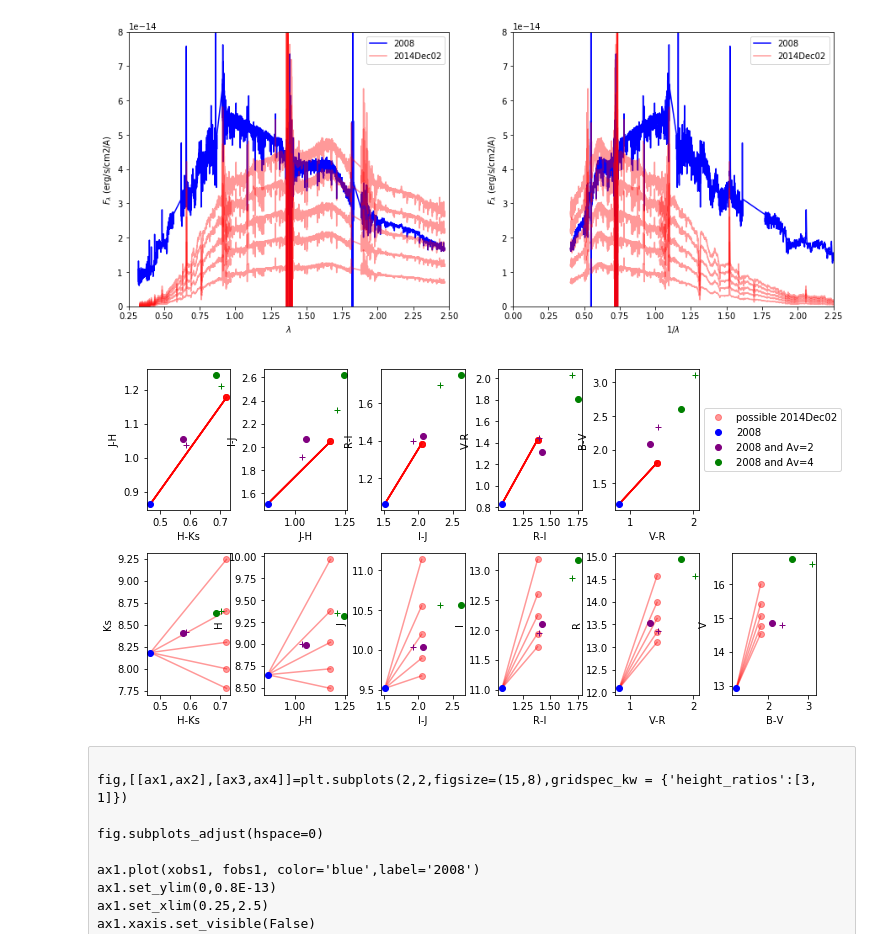
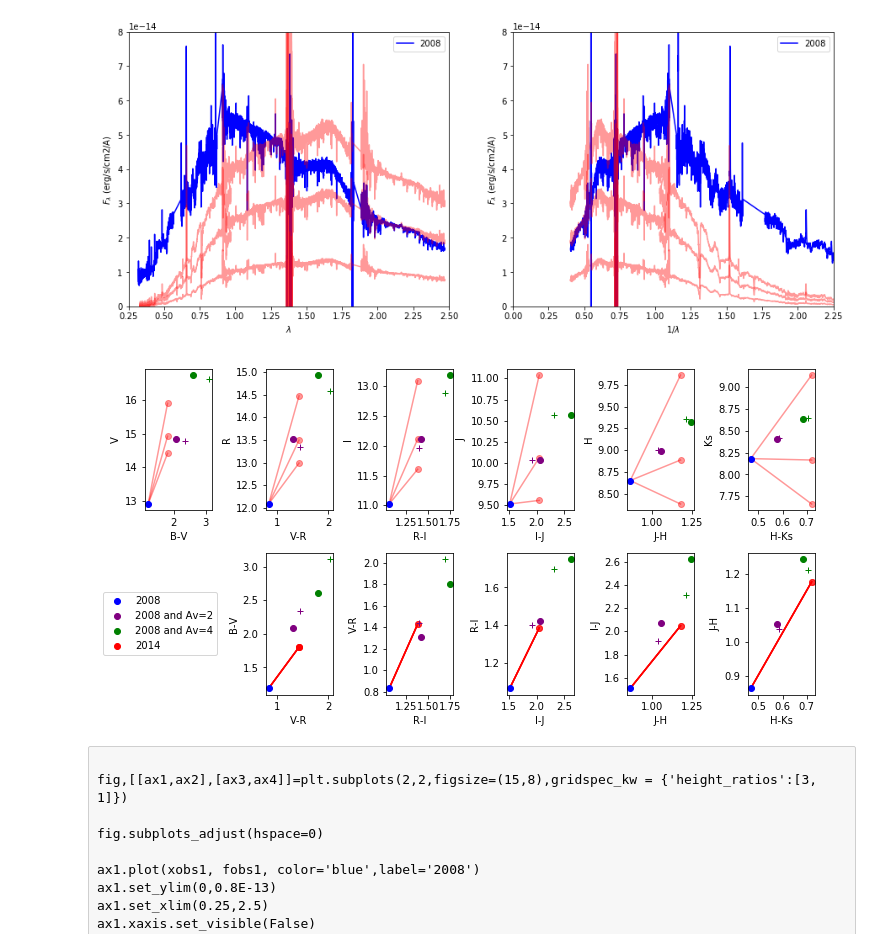
Before and after one commit to krislars/AA_Tau_Covey, a Jupyter notebook: Paper_figures.ipynb, the cells around one changed output. Drawn from its saved outputs; the diff is of its cells as text; code cells hidden in the pictures.

```diff
--- a/Paper_figures.ipynb
+++ b/Paper_figures.ipynb
@@ -46,8 +46,8 @@ u.flam =u.erg / (u.cm * u.cm * u.s * u.AA)
 # x3,f3=x5,f5
 # x4,f4=x6,f6
 
-scalings=np.array([.42,0.72,1.0,1.32,1.62]) # Dec02
-# scalings=np.array([0.3,.51,.72,.94,1.16]) # Dec12
+scalings=np.array([.46,(1.80+0.46)/2.0,1.80]) # Dec02
+# scalings=np.array([0.33,(1.29+0.33)/2.0,1.29]) # Dec12
 # %%
 xobs1,fobs1=np.append(x2,x1),np.append(f2,f1)
 xobs2,fobs2=np.append(x4,x3),np.append(f4,f3)
@@ -89,7 +89,7 @@ ax2.legend(loc='best')
 
 plt.show()
 # %% [output]
-[figure, old version]
+[figure, new version]
 # %%
 fig,axes=plt.subplots(2,6,figsize=(12,6))
 
@@ -115,56 +115,56 @@ fobs1ext4 = fobs1clip * 10.**(-0.4*Av*getFMext(xobs1clip,Rv,'fmunred')/Rv)
 
 
 mags1ext1=np.zeros(7)
 mags1ext2=np.zeros(7)
 mags1ext3=np.zeros(7)
 mags1ext4=np.zeros(7)
 
 for j in [0,1,2,3,4,5,6]:
     mags1ext1[j]=getMag(bands[j], xobs1clip, fobs1ext1)
     mags1ext2[j]=getMag(bands[j], xobs1clip, fobs1ext2)
     mags1ext3[j]=getMag(bands[j], xobs1clip, fobs1ext3)
     mags1ext4[j]=getMag(bands[j], xobs1clip, fobs1ext4)
 
 for scale in scalings:
     mags2=np.zeros(7)
 
     for j in [0,1,2,3,4,5,6]:
         mags2[j]=getMag(bands[j], xobs2, scale*fobs2)
 
     for j in [0,1,2,3,4,5]:
         if j!=5:
-            axes[0,j].plot(mags2[j+1]-mags2[j],mags2[j+2]-mags2[j+1],'o',color='red',label='possible 2014Dec02',alpha=0.4)
-            axes[0,j].plot([mags1[j+1]-mags1[j],mags2[j+1]-mags2[j]],[mags1[j+2]-mags1[j+1],mags2[j+2]-mags2[j+1]],color='red') # line
+            axes[1,5-j].plot(mags2[j+1]-mags2[j],mags2[j+2]-mags2[j+1],'o',color='red',alpha=0.4)
+            axes[1,5-j].plot([mags1[j+1]-mags1[j],mags2[j+1]-mags2[j]],[mags1[j+2]-mags1[j+1],mags2[j+2]-mags2[j+1]],color='red') # line
 
-        axes[1,j].plot(mags2[j+1]-mags2[j],mags2[j],'o',color='red',alpha=0.4)
-        axes[1,j].plot([mags1[j+1]-mags1[j],mags2[j+1]-mags2[j]],[mags1[j],mags2[j]],color='red',alpha=0.4) # line
+        axes[0,5-j].plot(mags2[j+1]-mags2[j],mags2[j],'o',color='red',alpha=0.4,label='2014')
+        axes[0,5-j].plot([mags1[j+1]-mags1[j],mags2[j+1]-mags2[j]],[mags1[j],mags2[j]],color='red',alpha=0.4) # line
 
 
 for j in [0,1,2,3,4,5]:
     if j!=5:
-        axes[0,j].plot(mags1[j+1]-mags1[j],mags1[j+2]-mags1[j+1],'o',color='blue',label='2008')
-        axes[0,j].plot(mags1ext1[j+1]-mags1ext1[j],mags1ext1[j+2]-mags1ext1[j+1],'o',color='purple',label='2008 and Av=2')
-        axes[0,j].plot(mags1ext2[j+1]-mags1ext2[j],mags1ext2[j+2]-mags1ext2[j+1],'o',color='green',label='2008 and Av=4')
-        axes[0,j].plot(mags1ext3[j+1]-mags1ext3[j],mags1ext3[j+2]-mags1ext3[j+1],'+',color='purple')
-        axes[0,j].plot(mags1ext4[j+1]-mags1ext4[j],mags1ext4[j+2]-mags1ext4[j+1],'+',color='green')
-        axes[0,j].set_xlabel(bands[j+1]+'-'+bands[j])
-        axes[0,j].set_ylabel(bands[j+2]+'-'+bands[j+1])
+        axes[1,5-j].plot(mags1[j+1]-mags1[j],mags1[j+2]-mags1[j+1],'o',color='blue',label='2008')
+        axes[1,5-j].plot(mags1ext1[j+1]-mags1ext1[j],mags1ext1[j+2]-mags1ext1[j+1],'o',color='purple',label='2008 and Av=2')
+        axes[1,5-j].plot(mags1ext2[j+1]-mags1ext2[j],mags1ext2[j+2]-mags1ext2[j+1],'o',color='green',label='2008 and Av=4')
+        axes[1,5-j].plot(mags1ext3[j+1]-mags1ext3[j],mags1ext3[j+2]-mags1ext3[j+1],'+',color='purple')
+        axes[1,5-j].plot(mags1ext4[j+1]-mags1ext4[j],mags1ext4[j+2]-mags1ext4[j+1],'+',color='green')
+        axes[1,5-j].set_xlabel(bands[j+1]+'-'+bands[j])
+        axes[1,5-j].set_ylabel(bands[j+2]+'-'+bands[j+1])
 
-    axes[1,j].plot(mags1[j+1]-mags1[j],mags1[j],'o',color='blue')
-    axes[1,j].plot(mags1ext1[j+1]-mags1ext1[j],mags1ext1[j],'o',color='purple')
-    axes[1,j].plot(mags1ext2[j+1]-mags1ext2[j],mags1ext2[j],'o',color='green')
-    axes[1,j].plot(mags1ext3[j+1]-mags1ext3[j],mags1ext3[j],'+',color='purple')
-    axes[1,j].plot(mags1ext4[j+1]-mags1ext4[j],mags1ext4[j],'+',color='green')
-    axes[1,j].set_xlabel(bands[j+1]+'-'+bands[j])
-    axes[1,j].set_ylabel(bands[j])
+    axes[0,5-j].plot(mags1[j+1]-mags1[j],mags1[j],'o',color='blue')
+    axes[0,5-j].plot(mags1ext1[j+1]-mags1ext1[j],mags1ext1[j],'o',color='purple')
+    axes[0,5-j].plot(mags1ext2[j+1]-mags1ext2[j],mags1ext2[j],'o',color='green')
+    axes[0,5-j].plot(mags1ext3[j+1]-mags1ext3[j],mags1ext3[j],'+',color='purple')
+    axes[0,5-j].plot(mags1ext4[j+1]-mags1ext4[j],mags1ext4[j],'+',color='green')
+    axes[0,5-j].set_xlabel(bands[j+1]+'-'+bands[j])
+    axes[0,5-j].set_ylabel(bands[j])
 
-
-axes[0,5].axis('off')
-fig.subplots_adjust(wspace=0.4,hspace=0.3)
-axes[0,4].legend(loc='center left', bbox_to_anchor=(1, 0.5))
+axes[1,5-4].plot(mags2[4+1]-mags2[4],mags2[4+2]-mags2[4+1],'o',color='red',label='2014') # just for the legend
+axes[1,0].axis('off')
+fig.subplots_adjust(wspace=0.8,hspace=0.3)
+axes[1,1].legend(loc='center left', bbox_to_anchor=(-2.5, 0.5))
 plt.show()
 # %% [output]
-[figure, old version]
+[figure, new version]
 # %% [raw]
 
 fig,[[ax1,ax2],[ax3,ax4]]=plt.subplots(2,2,figsize=(15,8),gridspec_kw = {'height_ratios':[3, 1]})
```
Also changed, not shown: parts of 14 cells of this notebook, 2 other files.
